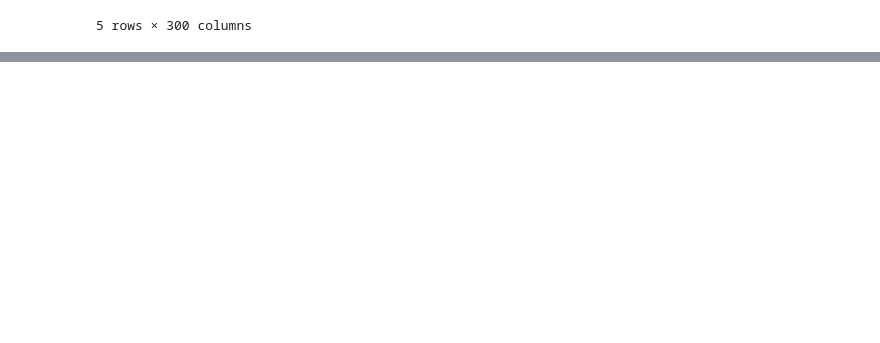
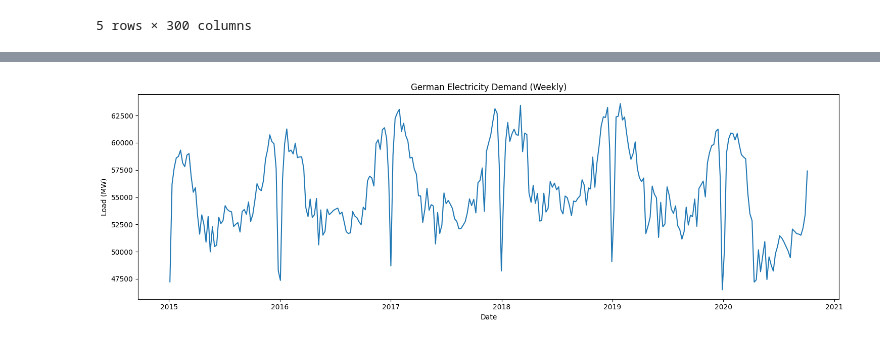
Before and after one commit to dekshinaudayan/german-electricity-demand-forecasting, a Jupyter notebook: notebooks/01_EDA.ipynb, the cells around one changed output, grey strips where cells are left out. Saved outputs shown, nothing was run; the diff lists cells and outputs as text; code cells hidden in the pictures; blank space fills up the shorter version.

```diff
--- a/notebooks/01_EDA.ipynb
+++ b/notebooks/01_EDA.ipynb
@@ -30,0 +139,10 @@ df.head()
+# %%
+# Create weekly time series
+
+weekly_load = (
+    electricity
+    .resample("W")
+    .mean()
+)
+
+weekly_load.head()
@@ -30,0 +217,25 @@ df.head()
+# %%
+# Plot weekly electricity demand
+
+plt.figure(figsize=(15,5))
+
+plt.plot(
+    weekly_load.index,
+    weekly_load["load"]
+)
+
+plt.title("German Electricity Demand (Weekly)")
+plt.xlabel("Date")
+plt.ylabel("Load (MW)")
+
+plt.tight_layout()
+
+plt.savefig(
+    "weekly_load.png",
+    dpi=300,
+    bbox_inches="tight"
+)
+
+plt.show()
+# %% [output]
+[figure, added]
```
Also changed, not shown: parts of 13 cells of this notebook.
